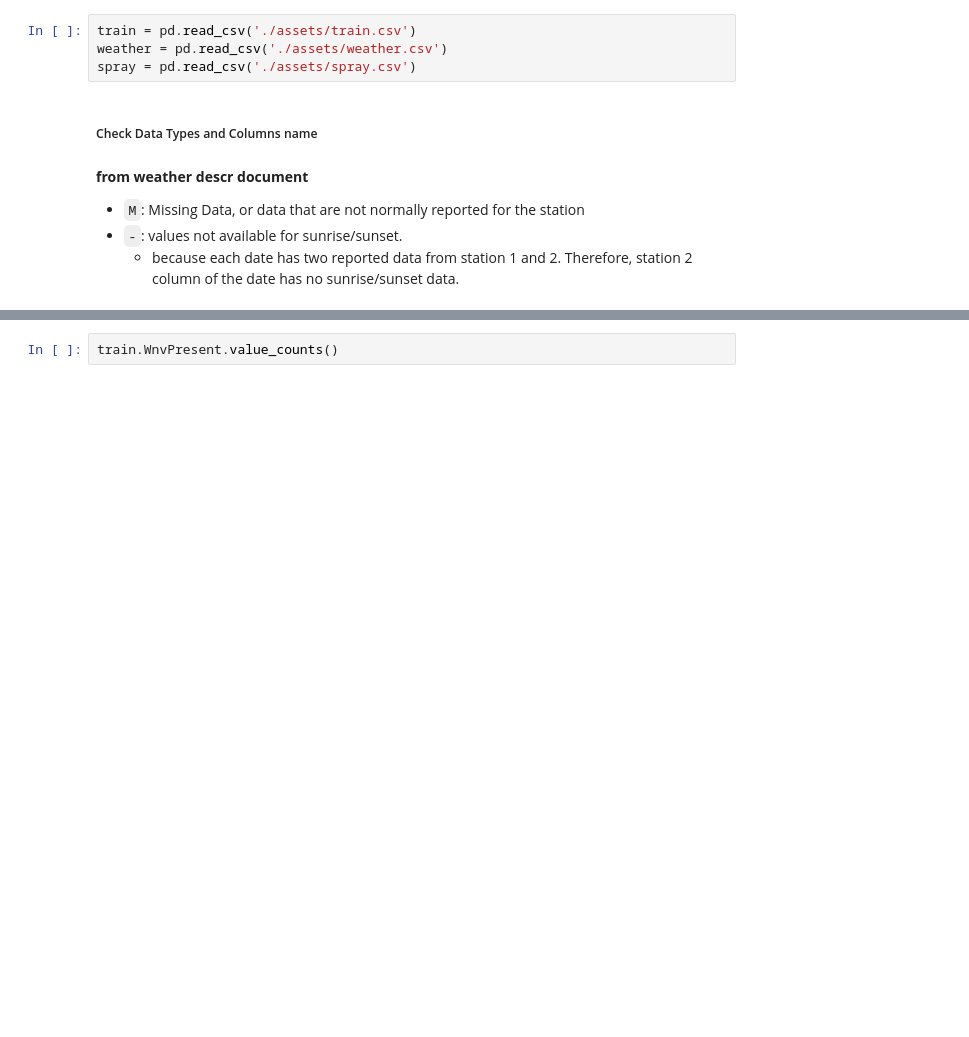
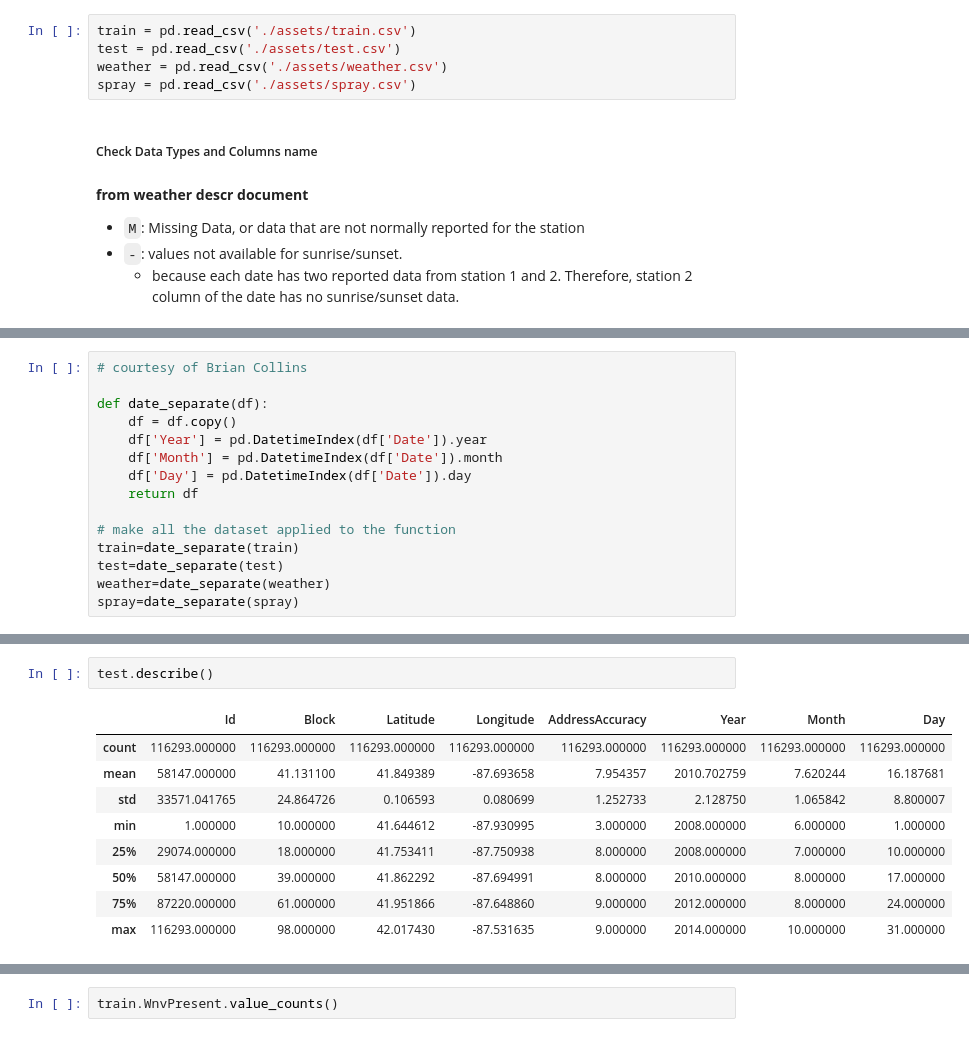
Before and after one commit to leticiabeeck/predict_west_nile_virus, a Jupyter notebook: 01.Intro(EDA, Feature Engineering).ipynb, the cells around one changed output, grey strips where cells are left out. Cells and saved outputs as stored; diff of their text form; blank space fills up the shorter version.

```diff
--- a/01.Intro(EDA, Feature Engineering).ipynb
+++ b/01.Intro(EDA, Feature Engineering).ipynb
@@ -7,6 +7,7 @@ import numpy as np
 ### Read CSV
 # %%
 train = pd.read_csv('./assets/train.csv')
+test = pd.read_csv('./assets/test.csv')
 weather = pd.read_csv('./assets/weather.csv')
 spray = pd.read_csv('./assets/spray.csv')
 # %% [markdown]
@@ -45,0 +76,15 @@ dtype: object
+# %%
+# courtesy of Brian Collins
+
+def date_separate(df):
+    df = df.copy()
+    df['Year'] = pd.DatetimeIndex(df['Date']).year
+    df['Month'] = pd.DatetimeIndex(df['Date']).month
+    df['Day'] = pd.DatetimeIndex(df['Date']).day
+    return df
+
+# make all the dataset applied to the function
+train=date_separate(train)
+test=date_separate(test)
+weather=date_separate(weather)
+spray=date_separate(spray)
@@ -45,0 +115,12 @@ dtype: object
+# %%
+test.describe()
+# %% [output]
+|  | Id | Block | Latitude | Longitude | AddressAccuracy | Year | Month | Day |
+| count | 116293.000000 | 116293.000000 | 116293.000000 | 116293.000000 | 116293.000000 | 116293.000000 | 116293.000000 | 116293.000000 |
+| mean | 58147.000000 | 41.131100 | 41.849389 | -87.693658 | 7.954357 | 2010.702759 | 7.620244 | 16.187681 |
+| std | 33571.041765 | 24.864726 | 0.106593 | 0.080699 | 1.252733 | 2.128750 | 1.065842 | 8.800007 |
+| min | 1.000000 | 10.000000 | 41.644612 | -87.930995 | 3.000000 | 2008.000000 | 6.000000 | 1.000000 |
+| 25% | 29074.000000 | 18.000000 | 41.753411 | -87.750938 | 8.000000 | 2008.000000 | 7.000000 | 10.000000 |
+| 50% | 58147.000000 | 39.000000 | 41.862292 | -87.694991 | 8.000000 | 2010.000000 | 8.000000 | 17.000000 |
+| 75% | 87220.000000 | 61.000000 | 41.951866 | -87.648860 | 9.000000 | 2012.000000 | 8.000000 | 24.000000 |
+| max | 116293.000000 | 98.000000 | 42.017430 | -87.531635 | 9.000000 | 2014.000000 | 10.000000 | 31.000000 |
```
Also changed, not shown: parts of 73 cells of this notebook.
